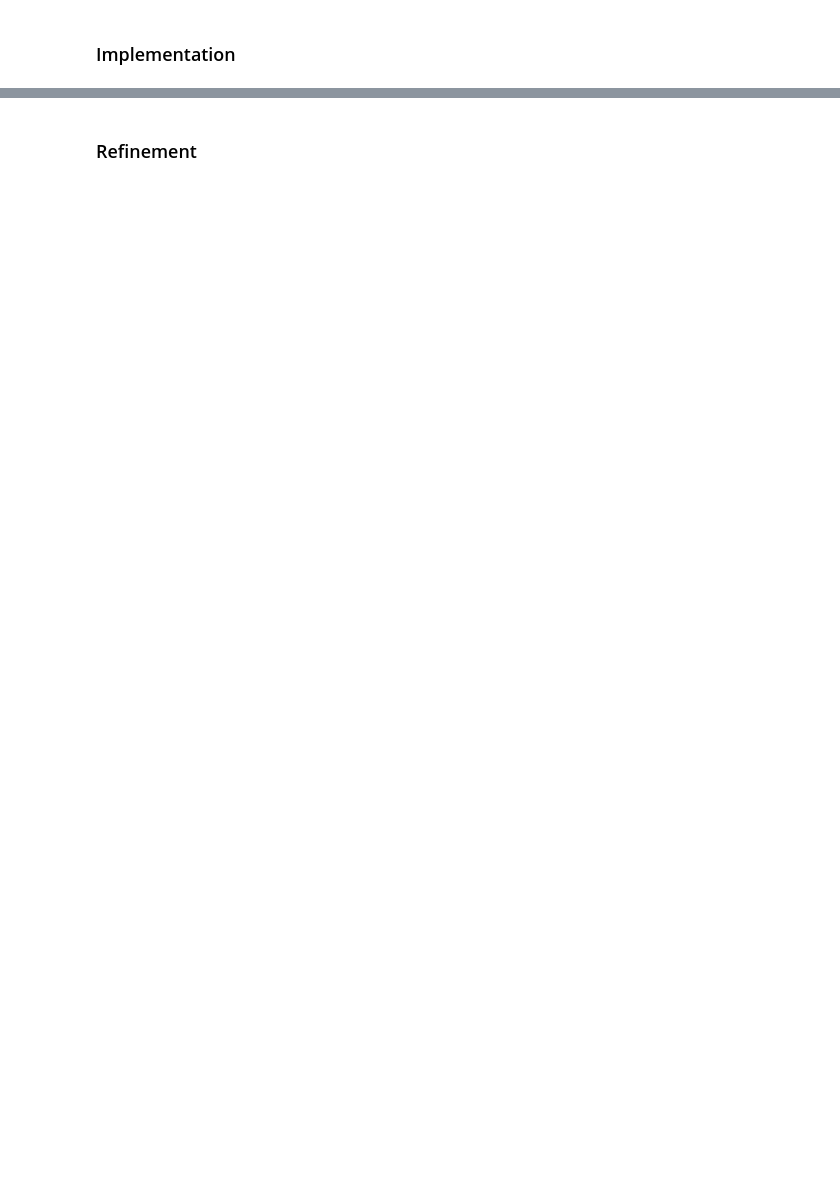
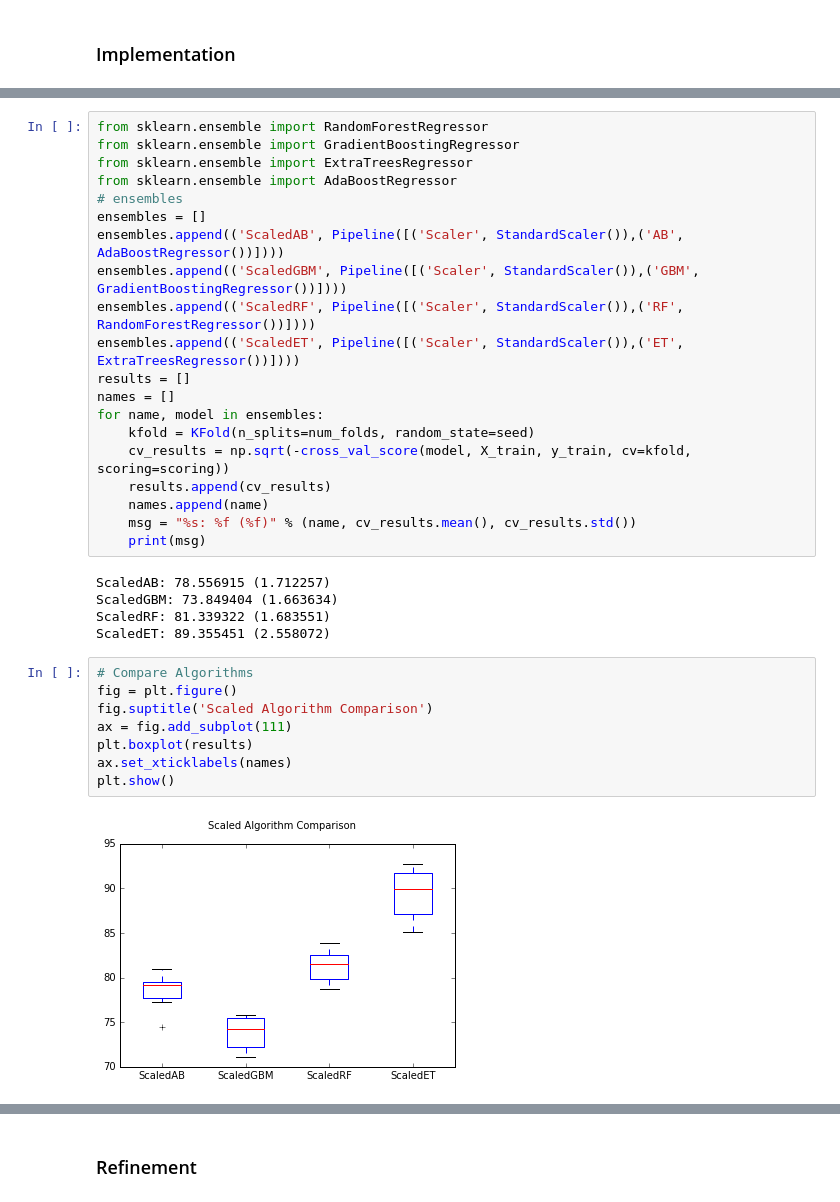
Before and after one commit to shintotm/TestScorePrediction, a Jupyter notebook: PISA Reading Test Score Prediction.ipynb, the cells around one changed output, grey strips where cells are left out. Cells and saved outputs as stored; diff of their text form; blank space fills up the shorter version.

```diff
--- a/PISA Reading Test Score Prediction.ipynb
+++ b/PISA Reading Test Score Prediction.ipynb
@@ -306,0 +486,35 @@ dtype: int64
+# %%
+from sklearn.ensemble import RandomForestRegressor
+from sklearn.ensemble import GradientBoostingRegressor
+from sklearn.ensemble import ExtraTreesRegressor
+from sklearn.ensemble import AdaBoostRegressor
+# ensembles
+ensembles = []
+ensembles.append(('ScaledAB', Pipeline([('Scaler', StandardScaler()),('AB', AdaBoostRegressor())])))
+ensembles.append(('ScaledGBM', Pipeline([('Scaler', StandardScaler()),('GBM', GradientBoostingRegressor())])))
+ensembles.append(('ScaledRF', Pipeline([('Scaler', StandardScaler()),('RF', RandomForestRegressor())])))
+ensembles.append(('ScaledET', Pipeline([('Scaler', StandardScaler()),('ET', ExtraTreesRegressor())])))
+results = []
+names = []
+for name, model in ensembles:
+    kfold = KFold(n_splits=num_folds, random_state=seed)
+    cv_results = np.sqrt(-cross_val_score(model, X_train, y_train, cv=kfold, scoring=scoring))
+    results.append(cv_results)
+    names.append(name)
+    msg = "%s: %f (%f)" % (name, cv_results.mean(), cv_results.std())
+    print(msg)
+# %% [output]
+ScaledAB: 78.556915 (1.712257)
+ScaledGBM: 73.849404 (1.663634)
+ScaledRF: 81.339322 (1.683551)
+ScaledET: 89.355451 (2.558072)
+# %%
+# Compare Algorithms
+fig = plt.figure()
+fig.suptitle('Scaled Algorithm Comparison')
+ax = fig.add_subplot(111)
+plt.boxplot(results)
+ax.set_xticklabels(names)
+plt.show()
+# %% [output]
+[figure, added]
```
Also changed, not shown: parts of 42 cells of this notebook.
